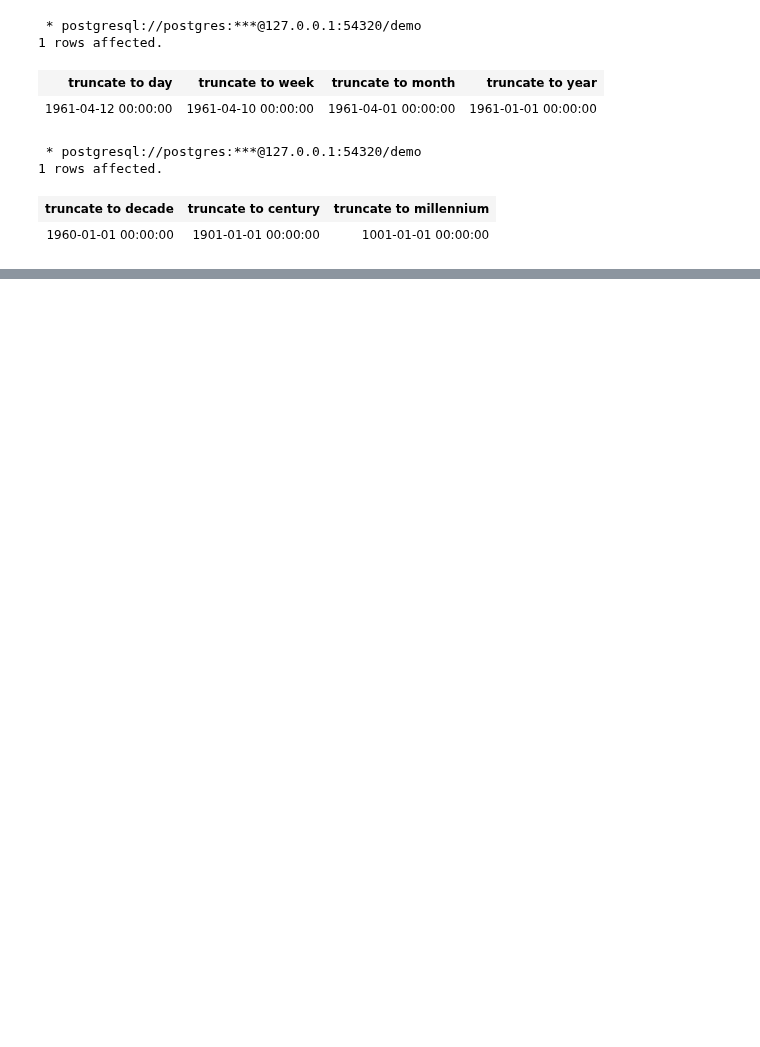
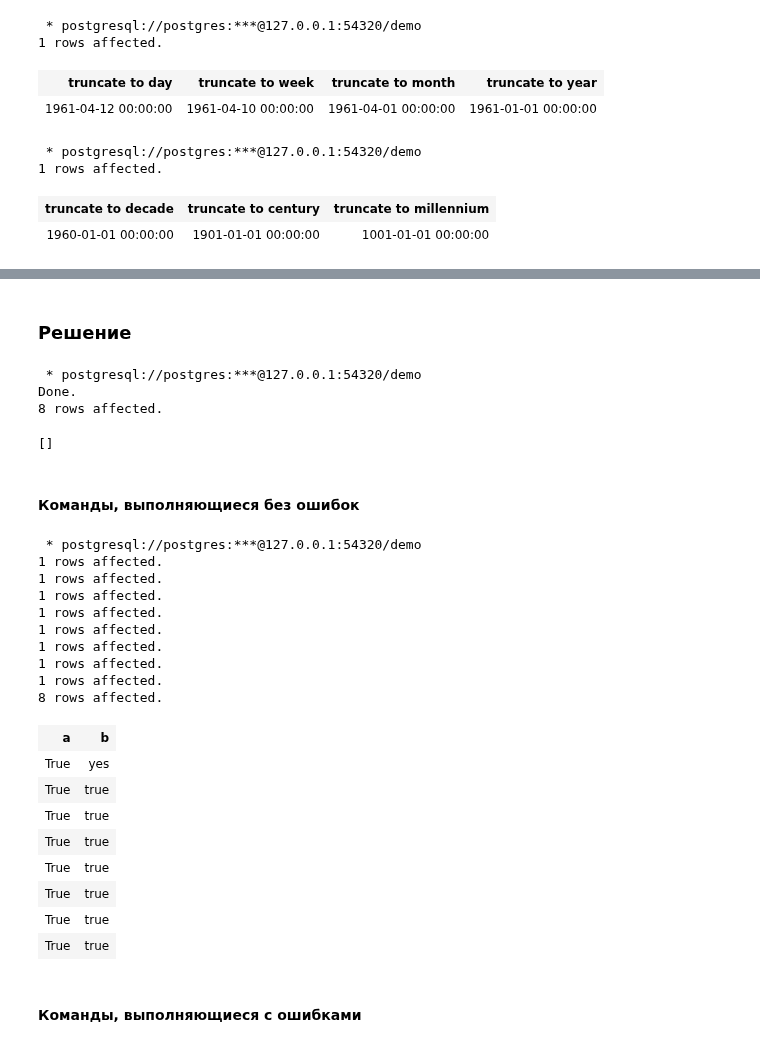
Before and after one commit to vowatchka/postgres_basic, a Jupyter notebook: practices/4_postgres_datatypes/sql.ipynb, the cells around one changed output, grey strips where cells are left out. Drawn from its saved outputs; the diff is of its cells as text; code cells hidden in the pictures; blank space fills up the shorter version.

Commit message:
4 postgres datatypes: tasks 26-31 completed (sql)

```diff
--- a/practices/4_postgres_datatypes/sql.ipynb
+++ b/practices/4_postgres_datatypes/sql.ipynb
@@ -1506,0 +1808,52 @@ SELECT
+# %% [markdown]
+### Решение
+# %%
+%%sql
+CREATE TABLE IF NOT EXISTS test_bool (
+    a boolean,
+    b text
+);
+
+-- Удаление записей
+DELETE FROM test_bool;
+# %% [output]
+ * postgresql://postgres:***@127.0.0.1:54320/demo
+Done.
+8 rows affected.
+[]
+# %% [markdown]
+#### Команды, выполняющиеся без ошибок
+# %%
+%%sql
+INSERT INTO test_bool VALUES ( TRUE, 'yes' );
+INSERT INTO test_bool VALUES ( 'yes', true );
+INSERT INTO test_bool VALUES ( 'yes', TRUE );
+INSERT INTO test_bool VALUES ( '1', 'true' );
+INSERT INTO test_bool VALUES ( 't', 'true' );
+INSERT INTO test_bool VALUES ( true, true );
+INSERT INTO test_bool VALUES ( 1::boolean, 'true' );
+INSERT INTO test_bool VALUES ( 111::boolean, 'true' );
+
+SELECT * FROM test_bool;
+# %% [output]
+ * postgresql://postgres:***@127.0.0.1:54320/demo
+1 rows affected.
+1 rows affected.
+1 rows affected.
+1 rows affected.
+1 rows affected.
+1 rows affected.
+1 rows affected.
+1 rows affected.
+8 rows affected.
+| a | b |
+| True | yes |
+| True | true |
+| True | true |
+| True | true |
+| True | true |
+| True | true |
+| True | true |
+| True | true |
+# %% [markdown]
+#### Команды, выполняющиеся с ошибками
```
Also changed, not shown: parts of 42 cells of this notebook.
